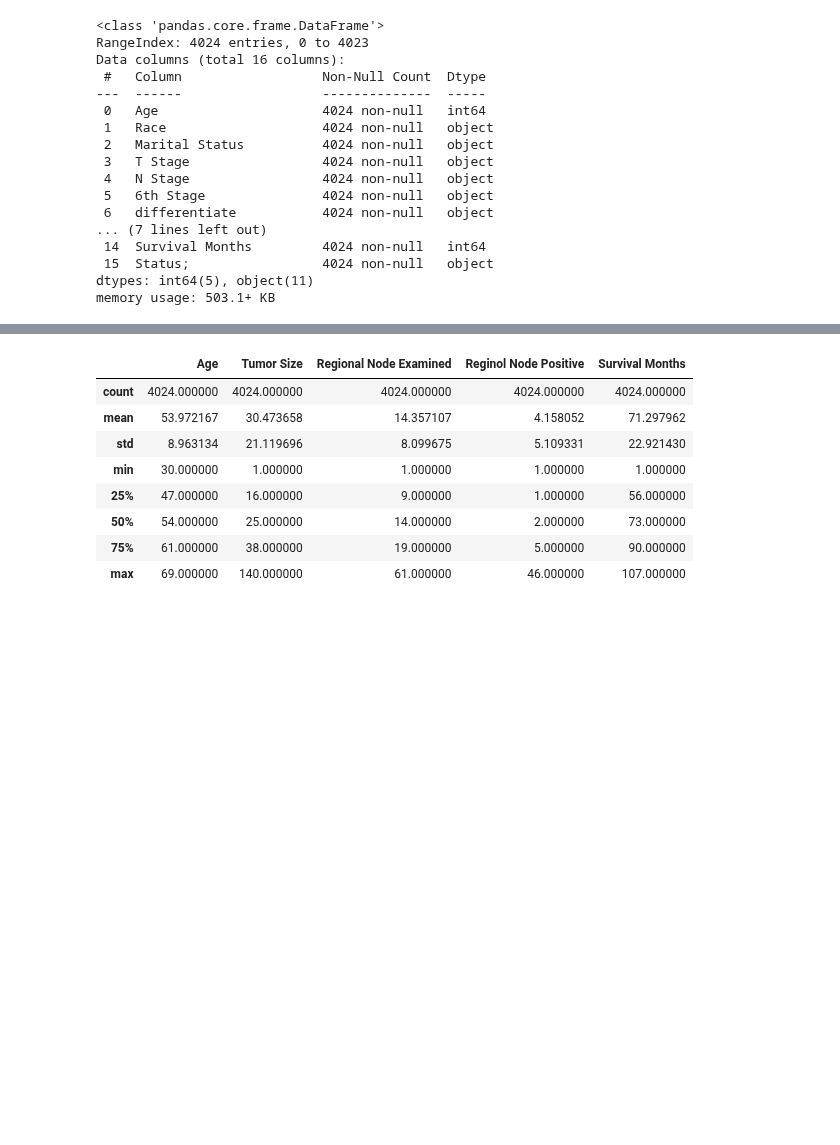
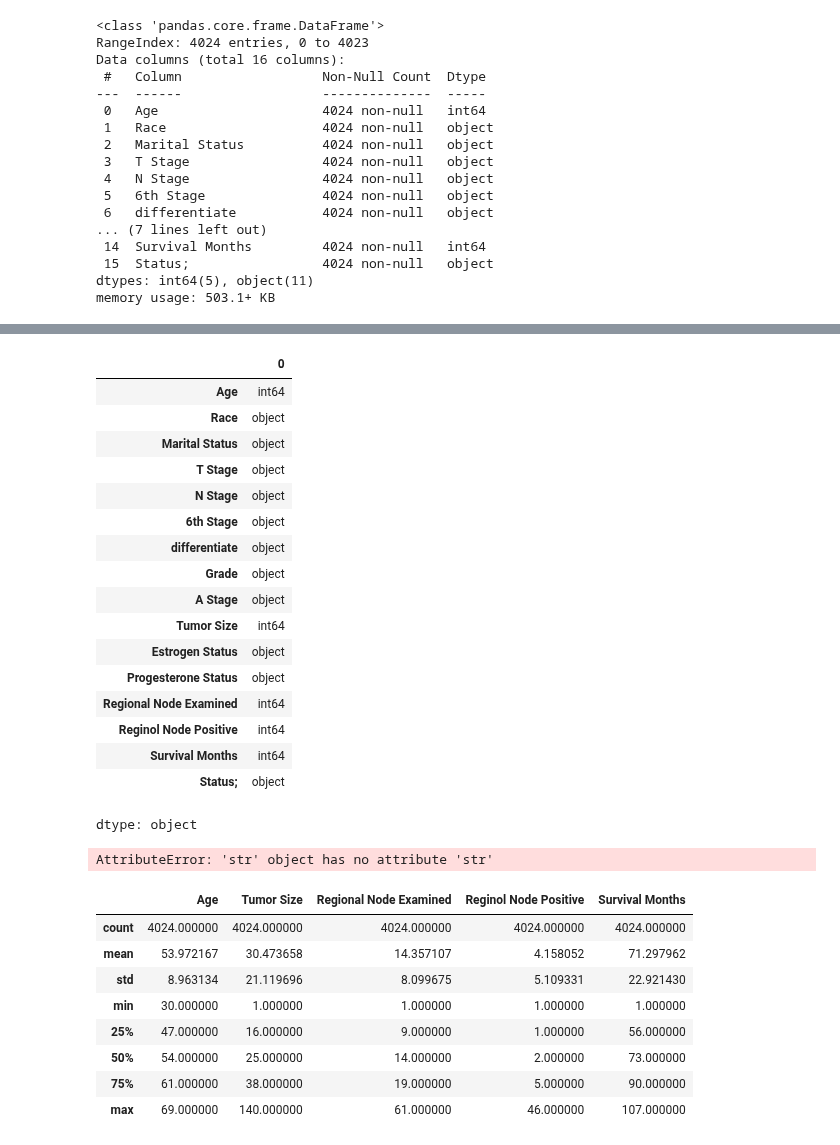
Before and after one commit to Betsymer14/-Proyecto-DS-ParteI-Betsymer-Lugo-.ipynb-, a Jupyter notebook: Copia_de_Untitled2.ipynb, the cells around one changed output, grey strips where cells are left out. Drawn from its saved outputs; the diff is of its cells as text; code cells hidden in the pictures; blank space fills up the shorter version.

```diff
--- a/Copia_de_Untitled2.ipynb
+++ b/Copia_de_Untitled2.ipynb
@@ -106,3 +122,28 @@ memory usage: 503.1+ KB
+# %%
+df.dtypes
+# %% [output]
+|  | 0 |
+| Age | int64 |
+| Race | object |
+| Marital Status | object |
+| T Stage | object |
+| N Stage | object |
+| 6th Stage | object |
+| differentiate | object |
+| Grade | object |
+| A Stage | object |
+| Tumor Size | int64 |
+| Estrogen Status | object |
+| Progesterone Status | object |
+| Regional Node Examined | int64 |
+| Reginol Node Positive | int64 |
+| Survival Months | int64 |
+| Status; | object |
+dtype: object
+# %%
+df["Race".str.lower()]
+# %% [output]
+AttributeError: 'str' object has no attribute 'str'
 # %%
 df.describe()
 # %% [output]
```
Also changed, not shown: parts of 1 cell of this notebook.
